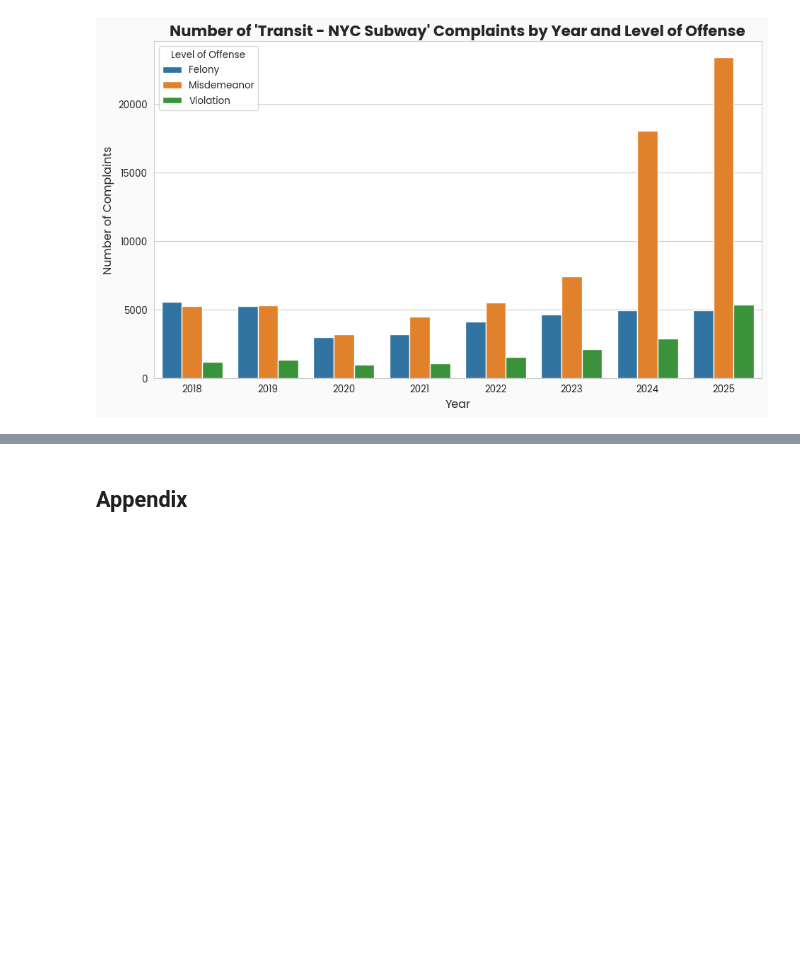
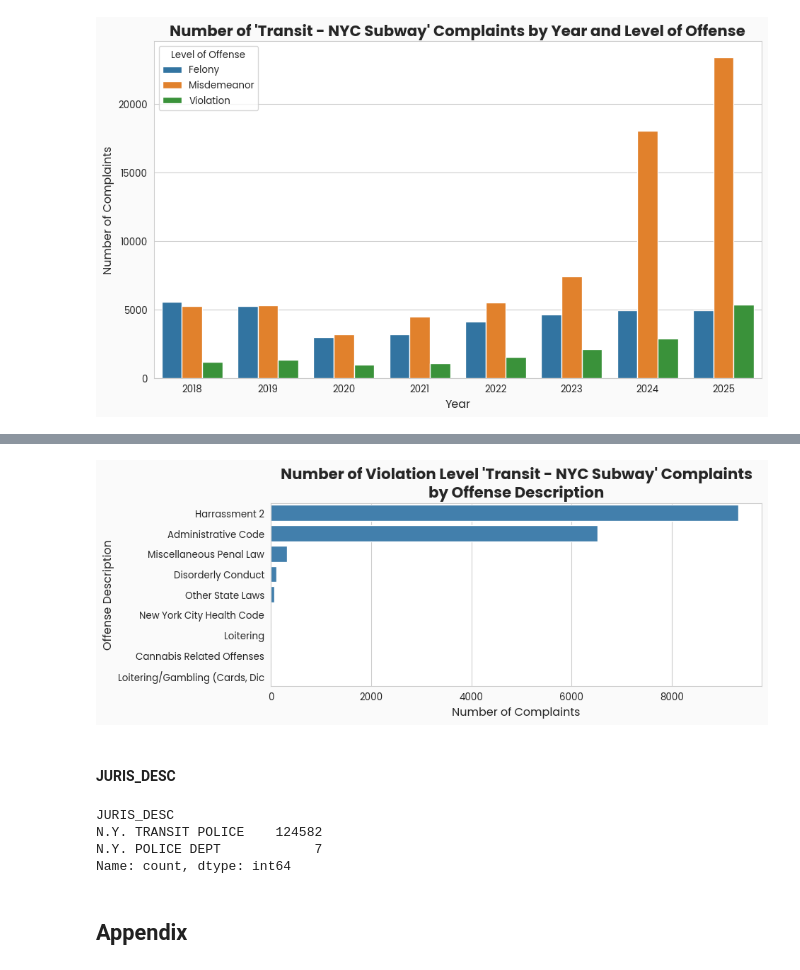
Before and after one commit to peterjakubowski/NYC-Subway-Complaints, a Jupyter notebook: notebooks/nyc_subway_complaints.ipynb, the cells around one changed output, grey strips where cells are left out. Drawn from its saved outputs; the diff is of its cells as text; code cells hidden in the pictures; blank space fills up the shorter version.

```diff
--- a/notebooks/nyc_subway_complaints.ipynb
+++ b/notebooks/nyc_subway_complaints.ipynb
@@ -312,3 +446,23 @@ plt.show()
+# %%
+# plot the counts of offense descriptions for violation level offenses, sorted in descending order
+plt.figure(figsize=(10, 4))
+sns.barplot(data=offense_description_counts_by_law_cat['Violation'].sort_values(ascending=False).reset_index(name='count'), x='count', y='OFNS_DESC', color=colors[0])
+plt.title("Number of Violation Level 'Transit - NYC Subway' Complaints\nby Offense Description", fontsize=16, fontweight='bold')
+plt.xlabel('Number of Complaints', fontsize=12)
+plt.ylabel('Offense Description', fontsize=12)
+plt.tight_layout()
+plt.show()
+# %% [output]
+[figure, added]
+# %% [markdown]
+#### JURIS_DESC
+# %%
+transit_subway_complaints['JURIS_DESC'].value_counts()
+# %% [output]
+JURIS_DESC
+N.Y. TRANSIT POLICE    124582
+N.Y. POLICE DEPT            7
+Name: count, dtype: int64
 # %% [markdown]
 ## Appendix
 # %% [markdown]
```
Also changed, not shown: parts of 22 cells of this notebook.
